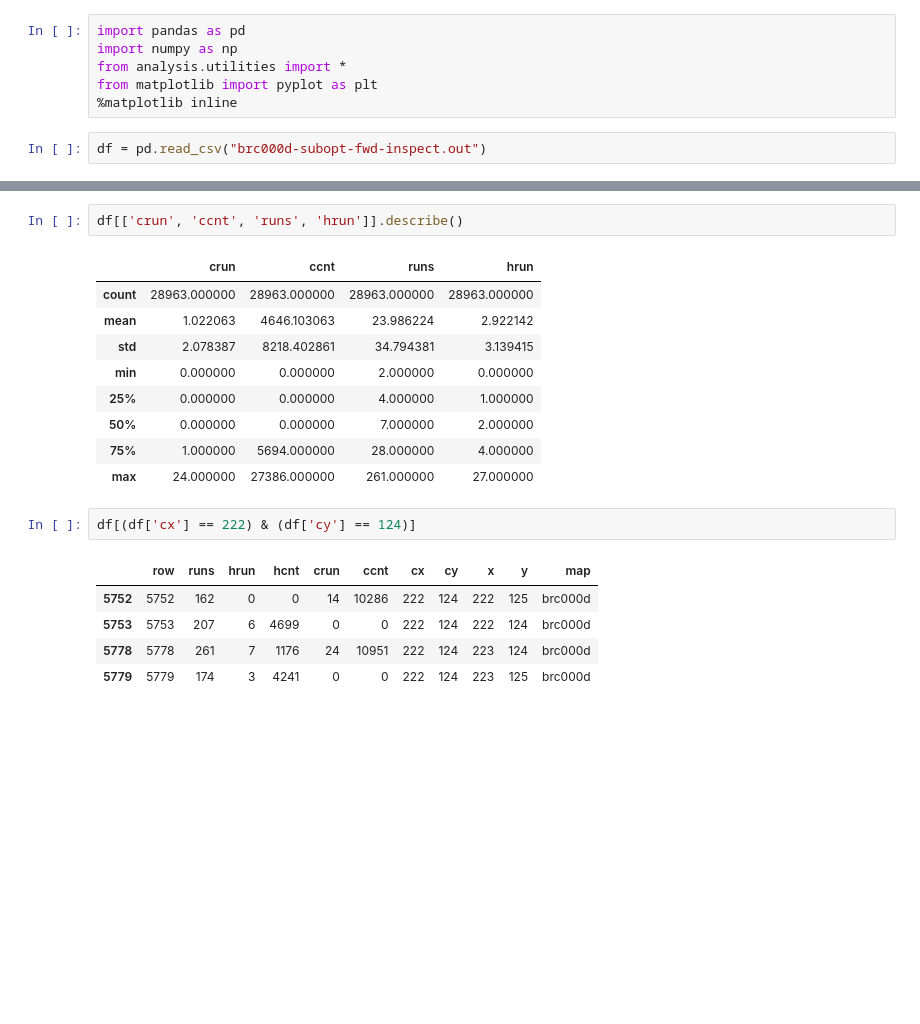
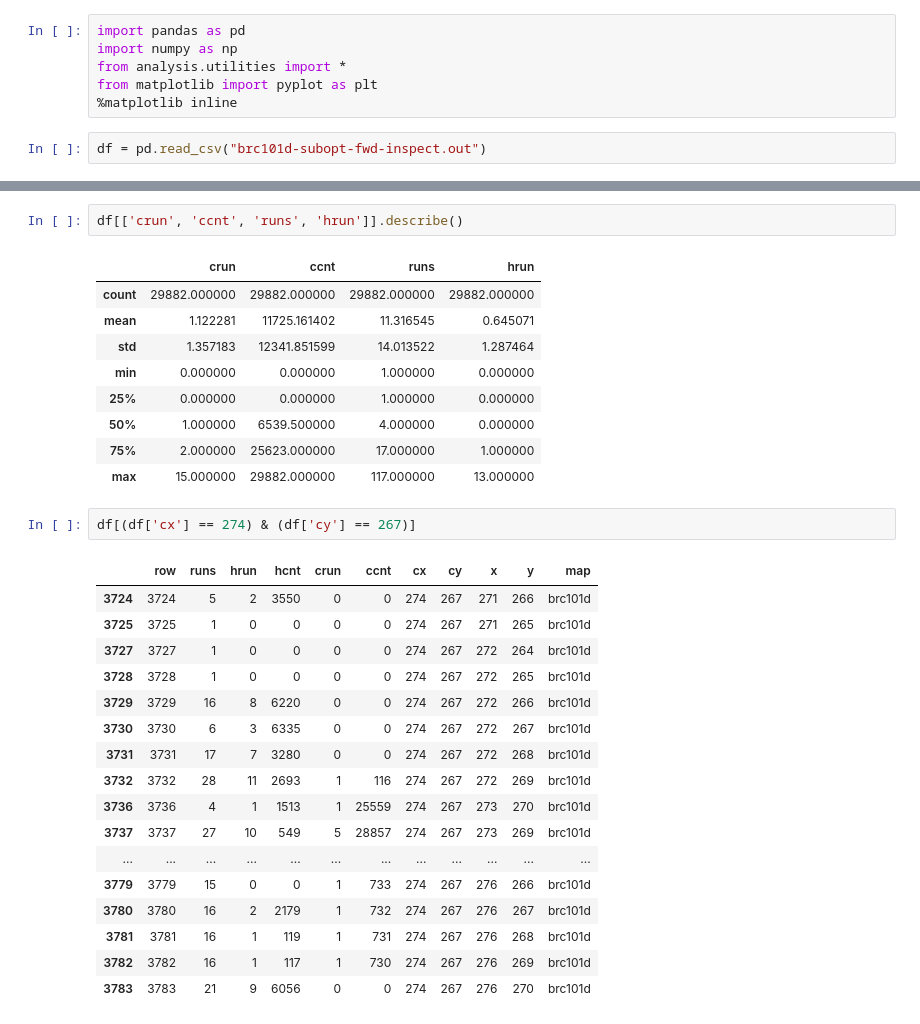
Before and after one commit to eggeek/CPD-Hsymbol-Wildcard, a Jupyter notebook: Inspect.ipynb, the cells around one changed output, grey strips where cells are left out. Cells and saved outputs as stored; diff of their text form; blank space fills up the shorter version.

```diff
--- a/Inspect.ipynb
+++ b/Inspect.ipynb
@@ -5,7 +5,7 @@ from analysis.utilities import *
 from matplotlib import pyplot as plt
 %matplotlib inline
 # %%
-df = pd.read_csv("brc000d-subopt-fwd-inspect.out")
+df = pd.read_csv("brc101d-subopt-fwd-inspect.out")
 # %%
 df.head()
 # %% [output]
@@ -24,19 +53,31 @@ df[df['runs'] == df['runs'].max()]
 df[['crun', 'ccnt', 'runs', 'hrun']].describe()
 # %% [output]
 |  | crun | ccnt | runs | hrun |
-| count | 28963.000000 | 28963.000000 | 28963.000000 | 28963.000000 |
-| mean | 1.022063 | 4646.103063 | 23.986224 | 2.922142 |
-| std | 2.078387 | 8218.402861 | 34.794381 | 3.139415 |
-| min | 0.000000 | 0.000000 | 2.000000 | 0.000000 |
-| 25% | 0.000000 | 0.000000 | 4.000000 | 1.000000 |
-| 50% | 0.000000 | 0.000000 | 7.000000 | 2.000000 |
-| 75% | 1.000000 | 5694.000000 | 28.000000 | 4.000000 |
-| max | 24.000000 | 27386.000000 | 261.000000 | 27.000000 |
+| count | 29882.000000 | 29882.000000 | 29882.000000 | 29882.000000 |
+| mean | 1.122281 | 11725.161402 | 11.316545 | 0.645071 |
+| std | 1.357183 | 12341.851599 | 14.013522 | 1.287464 |
+| min | 0.000000 | 0.000000 | 1.000000 | 0.000000 |
+| 25% | 0.000000 | 0.000000 | 1.000000 | 0.000000 |
+| 50% | 1.000000 | 6539.500000 | 4.000000 | 0.000000 |
+| 75% | 2.000000 | 25623.000000 | 17.000000 | 1.000000 |
+| max | 15.000000 | 29882.000000 | 117.000000 | 13.000000 |
 # %%
-df[(df['cx'] == 222) & (df['cy'] == 124)]
+df[(df['cx'] == 274) & (df['cy'] == 267)]
 # %% [output]
 |  | row | runs | hrun | hcnt | crun | ccnt | cx | cy | x | y | map |
-| 5752 | 5752 | 162 | 0 | 0 | 14 | 10286 | 222 | 124 | 222 | 125 | brc000d |
-| 5753 | 5753 | 207 | 6 | 4699 | 0 | 0 | 222 | 124 | 222 | 124 | brc000d |
-| 5778 | 5778 | 261 | 7 | 1176 | 24 | 10951 | 222 | 124 | 223 | 124 | brc000d |
-| 5779 | 5779 | 174 | 3 | 4241 | 0 | 0 | 222 | 124 | 223 | 125 | brc000d |
+| 3724 | 3724 | 5 | 2 | 3550 | 0 | 0 | 274 | 267 | 271 | 266 | brc101d |
+| 3725 | 3725 | 1 | 0 | 0 | 0 | 0 | 274 | 267 | 271 | 265 | brc101d |
+| 3727 | 3727 | 1 | 0 | 0 | 0 | 0 | 274 | 267 | 272 | 264 | brc101d |
+| 3728 | 3728 | 1 | 0 | 0 | 0 | 0 | 274 | 267 | 272 | 265 | brc101d |
+| 3729 | 3729 | 16 | 8 | 6220 | 0 | 0 | 274 | 267 | 272 | 266 | brc101d |
+| 3730 | 3730 | 6 | 3 | 6335 | 0 | 0 | 274 | 267 | 272 | 267 | brc101d |
+| 3731 | 3731 | 17 | 7 | 3280 | 0 | 0 | 274 | 267 | 272 | 268 | brc101d |
+| 3732 | 3732 | 28 | 11 | 2693 | 1 | 116 | 274 | 267 | 272 | 269 | brc101d |
+| 3736 | 3736 | 4 | 1 | 1513 | 1 | 25559 | 274 | 267 | 273 | 270 | brc101d |
+| 3737 | 3737 | 27 | 10 | 549 | 5 | 28857 | 274 | 267 | 273 | 269 | brc101d |
+| ... | ... | ... | ... | ... | ... | ... | ... | ... | ... | ... | ... |
+| 3779 | 3779 | 15 | 0 | 0 | 1 | 733 | 274 | 267 | 276 | 266 | brc101d |
+| 3780 | 3780 | 16 | 2 | 2179 | 1 | 732 | 274 | 267 | 276 | 267 | brc101d |
+| 3781 | 3781 | 16 | 1 | 119 | 1 | 731 | 274 | 267 | 276 | 268 | brc101d |
+| 3782 | 3782 | 16 | 1 | 117 | 1 | 730 | 274 | 267 | 276 | 269 | brc101d |
+| 3783 | 3783 | 21 | 9 | 6056 | 0 | 0 | 274 | 267 | 276 | 270 | brc101d |
```
Also changed, not shown: parts of 4 cells of this notebook, 10 other files.
